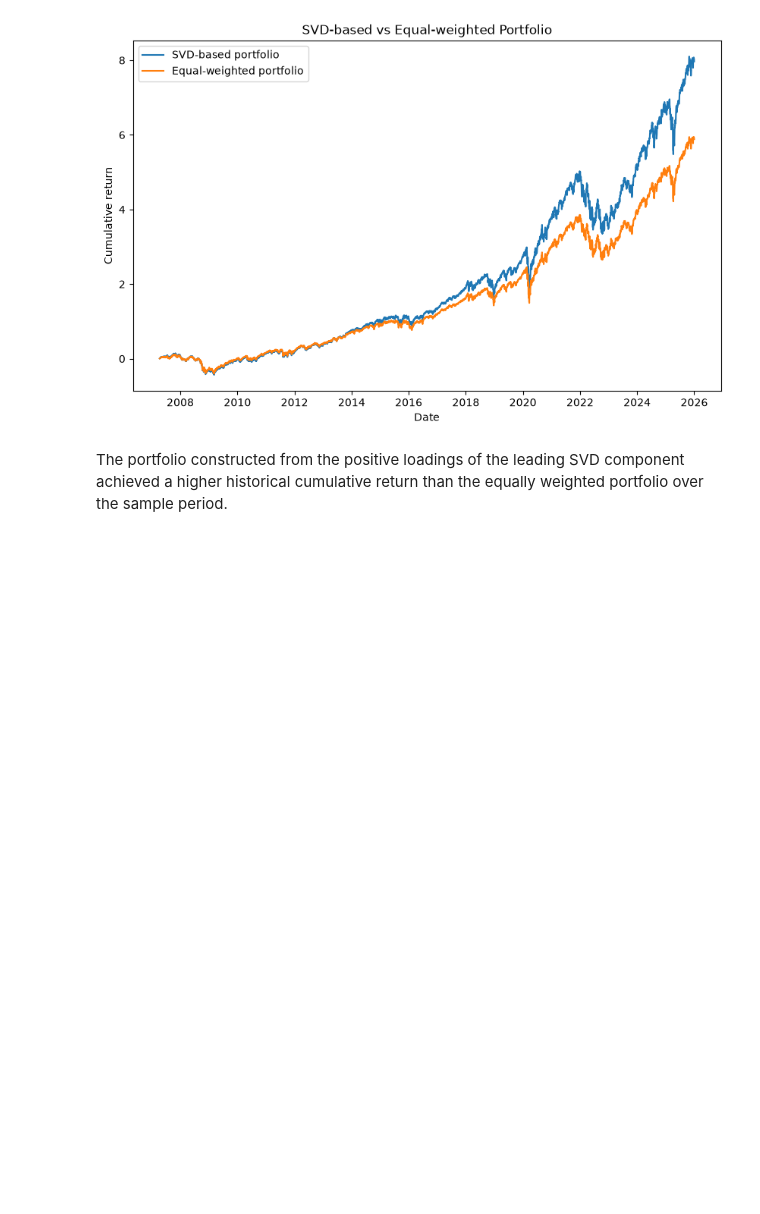
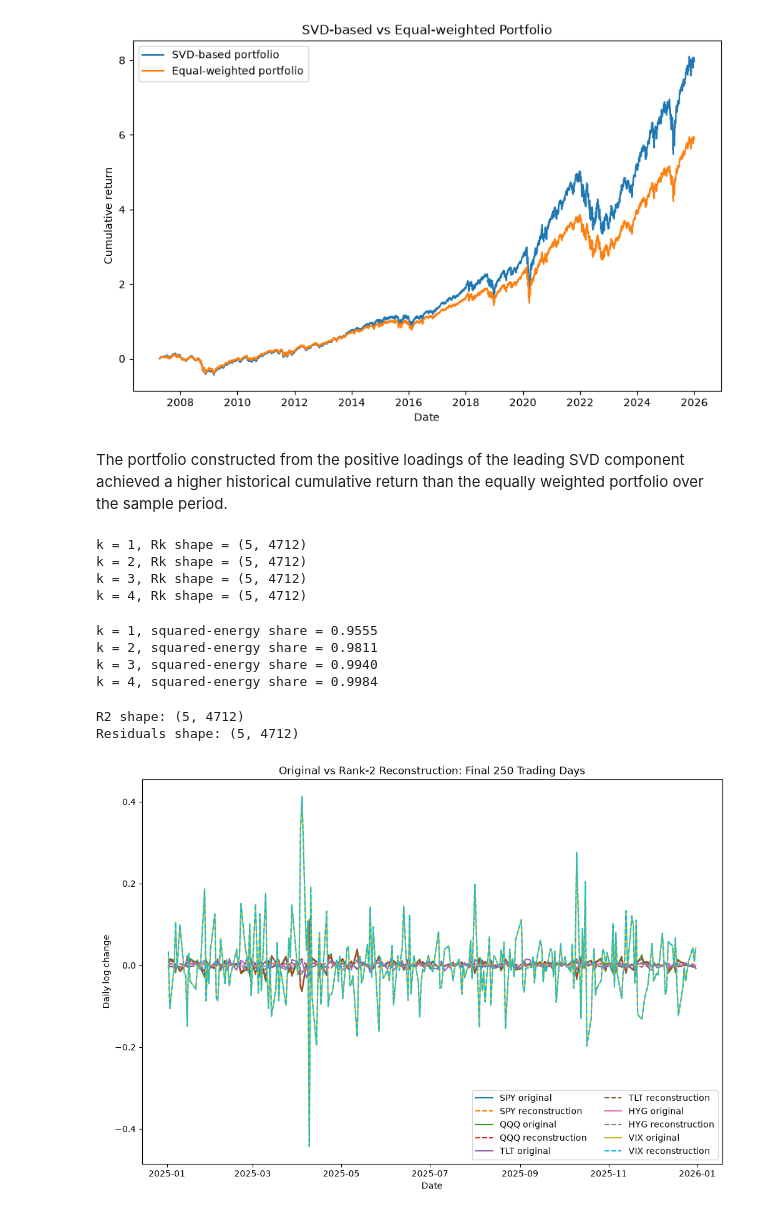
Before and after one commit to nicks848/big-data-science-in-finance, a Jupyter notebook: Lecture3.ipynb, the cells around one changed output. Drawn from its saved outputs; the diff is of its cells as text; code cells hidden in the pictures; blank space fills up the shorter version.

```diff
--- a/Lecture3.ipynb
+++ b/Lecture3.ipynb
@@ -398,3 +398,63 @@ dtype: float64
 [figure]
 # %% [markdown]
 The portfolio constructed from the positive loadings of the leading SVD component achieved a higher historical cumulative return than the equally weighted portfolio over the sample period.
+# %%
+for k in [1, 2, 3, 4]:
+    Uk = U[:, :k]
+    Sk = np.diag(S[:k])
+    Vtk = Vt[:k, :]
+
+    Rk = Uk @ Sk @ Vtk
+
+    print(f"k = {k}, Rk shape = {Rk.shape}")
+# %% [output]
+k = 1, Rk shape = (5, 4712)
+k = 2, Rk shape = (5, 4712)
+k = 3, Rk shape = (5, 4712)
+k = 4, Rk shape = (5, 4712)
+# %%
+energy_share = np.cumsum(S**2) / np.sum(S**2)
+
+for k in [1, 2, 3, 4]:
+    print(f"k = {k}, squared-energy share = {energy_share[k-1]:.4f}")
+# %% [output]
+k = 1, squared-energy share = 0.9555
+k = 2, squared-energy share = 0.9811
+k = 3, squared-energy share = 0.9940
+k = 4, squared-energy share = 0.9984
+# %%
+k = 2
+
+U2 = U[:, :k]
+S2 = np.diag(S[:k])
+Vt2 = Vt[:k, :]
+
+R2 = U2 @ S2 @ Vt2
+residuals = R - R2
+
+print("R2 shape:", R2.shape)
+print("Residuals shape:", residuals.shape)
+# %% [output]
+R2 shape: (5, 4712)
+Residuals shape: (5, 4712)
+# %%
+dates = log_changes.index[-250:]
+R_last = R[:, -250:]
+R2_last = R2[:, -250:]
+residuals_last = residuals[:, -250:]
+# %%
+assets = ["SPY", "QQQ", "TLT", "HYG", "VIX"]
+
+plt.figure(figsize=(12, 8))
+
+for i, asset in enumerate(assets):
+    plt.plot(dates, R_last[i], label=f"{asset} original")
+    plt.plot(dates, R2_last[i], "--", label=f"{asset} reconstruction")
+
+plt.xlabel("Date")
+plt.ylabel("Daily log change")
+plt.title("Original vs Rank-2 Reconstruction: Final 250 Trading Days")
+plt.legend(ncol=2)
+plt.show()
+# %% [output]
+[figure, added]
```
Also changed, not shown: parts of 3 cells of this notebook.
